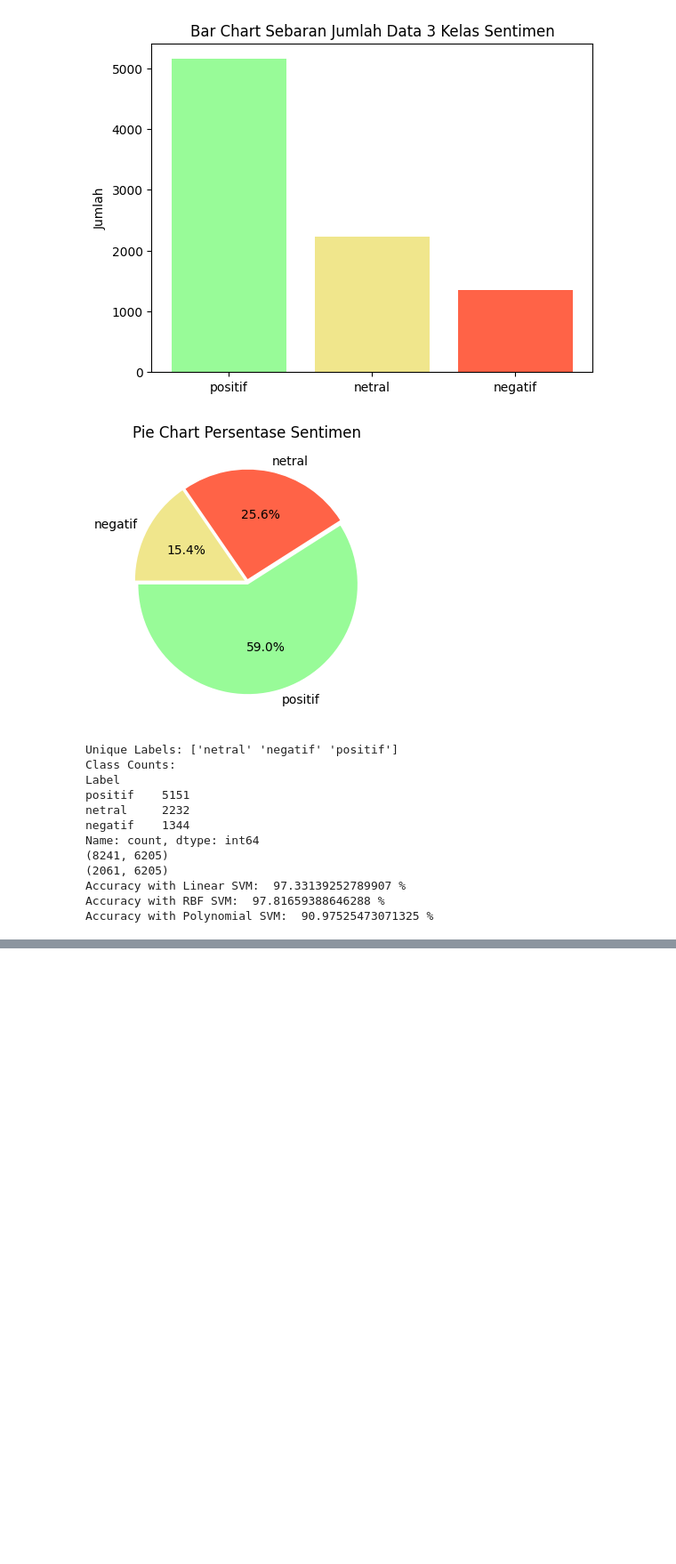
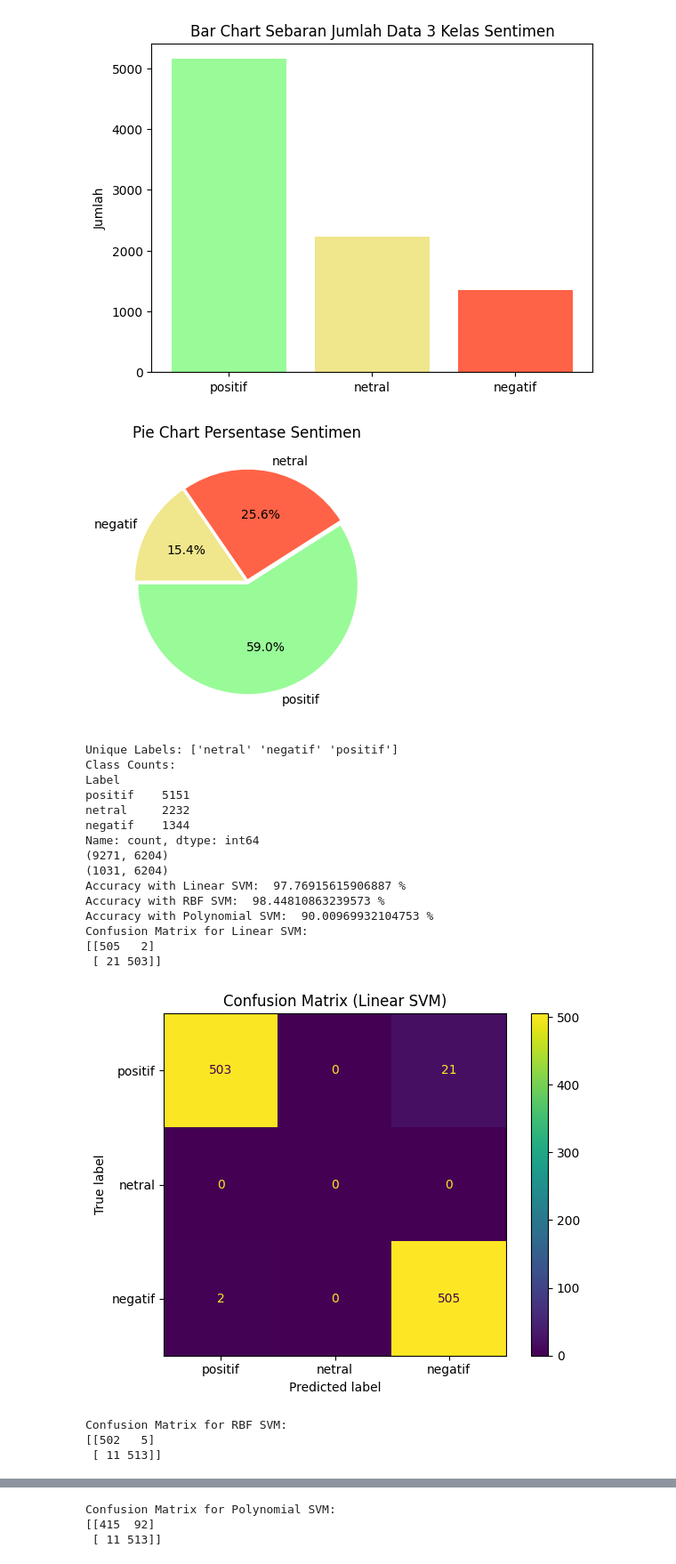
Before and after one commit to adiyoga27/support-vector-mechine, a Jupyter notebook: kodingan_trisna.ipynb, the cells around one changed output, grey strips where cells are left out. Shown at 89% size. Cells and saved outputs as stored; diff of their text form; code cells hidden in the pictures; blank space fills up the shorter version.

```diff
--- a/kodingan_trisna.ipynb
+++ b/kodingan_trisna.ipynb
@@ -664,8 +664,10 @@ data.to_excel("output/labeled.xlsx")
 # %% [output]
 [figure]
 # %%
+import numpy as np
+import matplotlib.pyplot as plt
 from sklearn import svm
-from sklearn.metrics import accuracy_score
+from sklearn.metrics import accuracy_score, confusion_matrix, ConfusionMatrixDisplay
 from sklearn.model_selection import train_test_split
 from sklearn.feature_extraction.text import CountVectorizer
 from sklearn.utils import resample
@@ -706,7 +708,7 @@ df_balanced = pd.concat([df_majority, df_minority_upsampled])
 
 # Split the balanced data into train and test sets
 x_train, x_test, y_train, y_test = train_test_split(df_balanced['Translated'], df_balanced['Label'],
-                                                    test_size=0.2, random_state=1, shuffle=True)
+                                                    test_size=0.1, random_state=1, shuffle=True)
 
 # Vectorize the text data
 vectorizer = CountVectorizer(analyzer='word', ngram_range=(1,1), binary=True, stop_words='english')
@@ -718,35 +720,89 @@ print(x_train_vec.shape)
 print(x_test_vec.shape)
 
 # Linear SVM Classifier
 linear = svm.SVC(kernel='linear', C=1)
 linear.fit(x_train_vec, y_train)
 linear_pred = linear.predict(x_test_vec)
 score_linear = accuracy_score(linear_pred, y_test)
 print("Accuracy with Linear SVM: ", score_linear * 100, '%')
 
 # RBF SVM Classifier
 rbf = svm.SVC(kernel='rbf', gamma='scale', C=1)
 rbf.fit(x_train_vec, y_train)
 rbf_pred = rbf.predict(x_test_vec)
 score_rbf = accuracy_score(rbf_pred, y_test)
 print("Accuracy with RBF SVM: ", score_rbf * 100, '%')
 
 # Polynomial SVM Classifier
 poly = svm.SVC(kernel='poly', degree=3, C=1)
 poly.fit(x_train_vec, y_train)
 poly_pred = poly.predict(x_test_vec)
 score_poly = accuracy_score(poly_pred, y_test)
 print("Accuracy with Polynomial SVM: ", score_poly * 100, '%')
+
+# Print confusion matrix for Linear SVM
+print("Confusion Matrix for Linear SVM:")
+print(confusion_matrix(y_test, linear_pred))
+
+# Confusion matrix with all classes ('positif', 'netral', 'negatif')
+cm = confusion_matrix(y_test, linear_pred, labels=['positif', 'netral', 'negatif'])
+disp = ConfusionMatrixDisplay(confusion_matrix=cm,
+                              display_labels=['positif', 'netral', 'negatif'])
+disp.plot()
+plt.title('Confusion Matrix (Linear SVM)')
+plt.tight_layout()
+plt.show()
+
+# Print confusion matrix for RBF SVM
+print("Confusion Matrix for RBF SVM:")
+print(confusion_matrix(y_test, rbf_pred))
+
+# Confusion matrix with all classes ('positif', 'netral', 'negatif')
+cm = confusion_matrix(y_test, rbf_pred, labels=['positif', 'netral', 'negatif'])
+disp = ConfusionMatrixDisplay(confusion_matrix=cm,
+                              display_labels=['positif', 'netral', 'negatif'])
+disp.plot()
+plt.title('Confusion Matrix (RBF SVM)')
+plt.tight_layout()
+plt.show()
+
+# Print confusion matrix for Polynomial SVM
+print("Confusion Matrix for Polynomial SVM:")
+print(confusion_matrix(y_test, poly_pred))
+
+# Confusion matrix with all classes ('positif', 'netral', 'negatif')
+cm = confusion_matrix(y_test, poly_pred, labels=['positif', 'netral', 'negatif'])
+disp = ConfusionMatrixDisplay(confusion_matrix=cm,
+                              display_labels=['positif', 'netral', 'negatif'])
+disp.plot()
+plt.title('Confusion Matrix (Polynomial SVM)')
+plt.tight_layout()
+plt.show()
+
+
+# from sklearn.metrics import confusion_matrix, ConfusionMatrixDisplay
+# cm = confusion_matrix(y_test, linear_pred, labels=linear.classes_)
+# disp = ConfusionMatrixDisplay(confusion_matrix=cm,
+#                               display_labels=linear.classes_)
+# disp.plot()
+# plt.show()
 # %% [output]
 Unique Labels: ['netral' 'negatif' 'positif']
 Class Counts:
 Label
 positif    5151
 netral     2232
 negatif    1344
 Name: count, dtype: int64
-(8241, 6205)
-(2061, 6205)
-Accuracy with Linear SVM:  97.33139252789907 %
-Accuracy with RBF SVM:  97.81659388646288 %
-Accuracy with Polynomial SVM:  90.97525473071325 %
+(9271, 6204)
+(1031, 6204)
+Accuracy with Linear SVM:  97.76915615906887 %
+Accuracy with RBF SVM:  98.44810863239573 %
+Accuracy with Polynomial SVM:  90.00969932104753 %
+Confusion Matrix for Linear SVM:
+[[505   2]
+ [ 21 503]]
+[figure, added]
+Confusion Matrix for RBF SVM:
+[[502   5]
+ [ 11 513]]
@@ -752,0 +810,3 @@ Accuracy with Polynomial SVM:  90.97525473071325 %
+Confusion Matrix for Polynomial SVM:
+[[415  92]
+ [ 11 513]]
```
Also changed, not shown: parts of 7 cells of this notebook, 2 other files.
